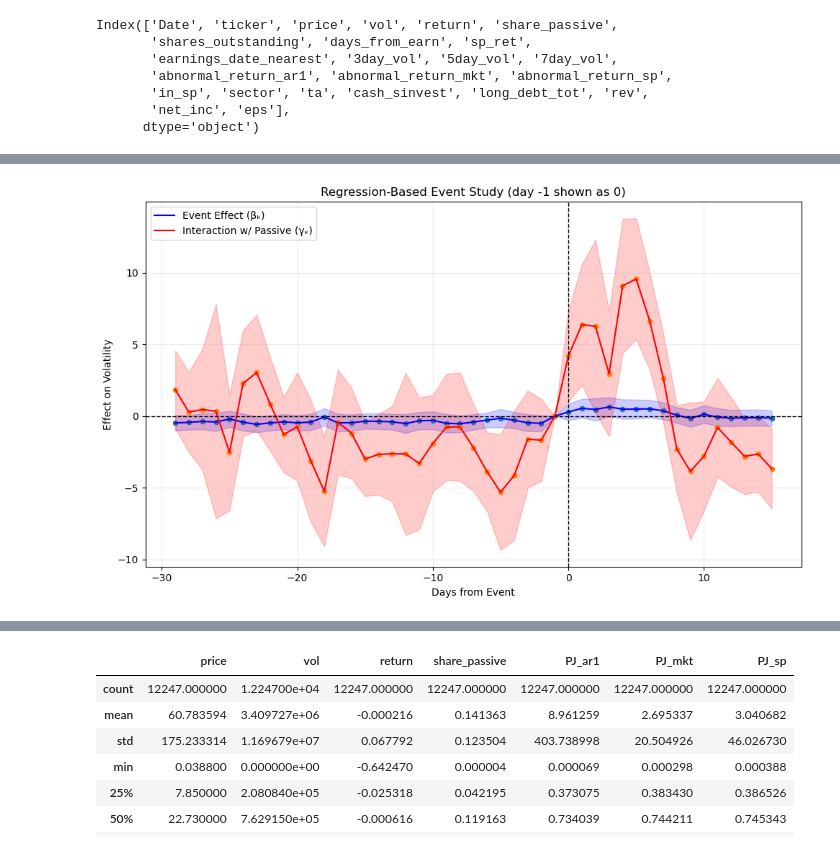
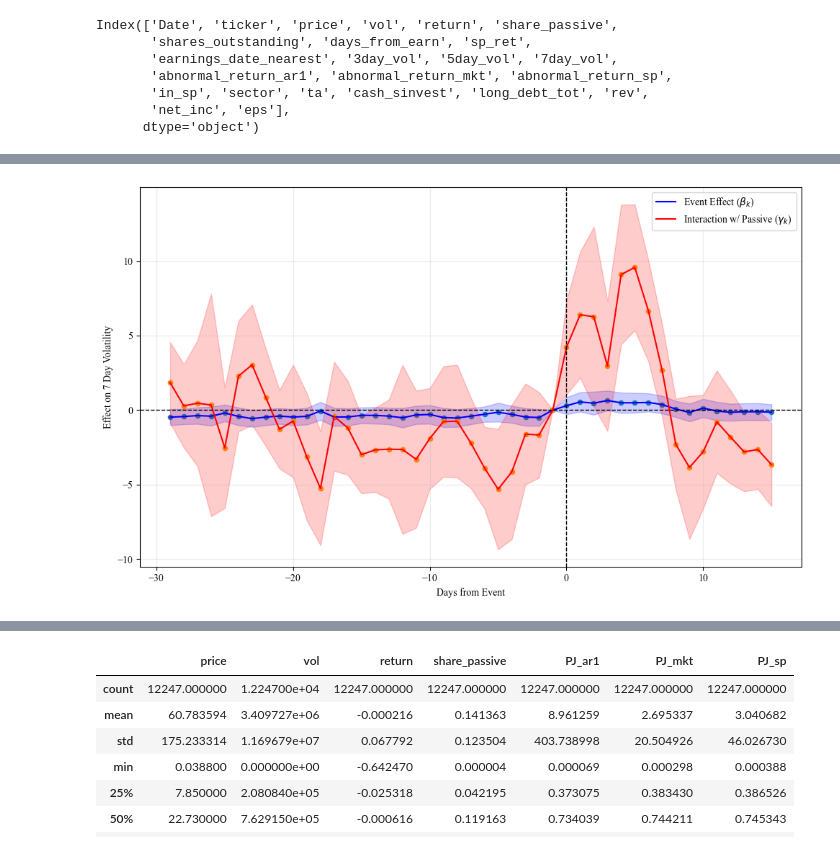
Before and after one commit to uddhavkalra/Stocks-Responsiveness, a Jupyter notebook: analysis.ipynb, the cells around one changed output, grey strips where cells are left out. Saved outputs shown, nothing was run; the diff lists cells and outputs as text; code cells hidden in the pictures.

Commit message:
Added tex docs and made formatting changes to graphs

```diff
--- a/analysis.ipynb
+++ b/analysis.ipynb
@@ -374,13 +384,15 @@ gamma_upper = gammas + 1.96 * gamma_se
 # Plot: lines + shaded 95% CI + dots
 plt.figure(figsize=(10,6))
 
+plt.rcParams["font.family"] = "Times New Roman"
+
 # βk
-plt.plot(days, betas, label='Event Effect (βₖ)', linewidth=1.5, color='blue')
+plt.plot(days, betas, label=r'Event Effect ($\beta_{k}$)', linewidth=1.5, color='blue')
 plt.fill_between(days, beta_lower, beta_upper, alpha=0.2, color='blue')
 plt.scatter(days, betas, s=20)
 
 # γk
-plt.plot(days, gammas, label='Interaction w/ Passive (γₖ)', linewidth=1.5, color='red')
+plt.plot(days, gammas, label=r'Interaction w/ Passive ($\gamma_{k}$)', linewidth=1.5, color='red')
 plt.fill_between(days, gamma_lower, gamma_upper, alpha=0.2, color='red')
 plt.scatter(days, gammas, s=20)
 
@@ -389,8 +401,8 @@ plt.axvline(0, color='black', linestyle='--', linewidth=1)
 plt.axhline(0, color='black', linestyle='--', linewidth=1)
 
 plt.xlabel('Days from Event')
-plt.ylabel('Effect on Volatility')
-plt.title('Regression-Based Event Study (day -1 shown as 0)')
+plt.ylabel('Effect on 7 Day Volatility')
+
 plt.legend()
 plt.grid(alpha=0.25)
 plt.tight_layout()
@@ -512,13 +524,15 @@ gamma_upper = gammas + 1.96 * gamma_se
 # Plot: lines + shaded 95% CI + dots
 plt.figure(figsize=(10,6))
 
+plt.rcParams["font.family"] = "Times New Roman"
+
 # βk
-plt.plot(days, betas, label='Event Effect (βₖ)', linewidth=1.5, color='blue')
+plt.plot(days, betas, label=r'Event Effect ($\beta_{k}$)', linewidth=1.5, color='blue')
 plt.fill_between(days, beta_lower, beta_upper, alpha=0.2, color='blue')
 plt.scatter(days, betas, s=20)
 
 # γk
-plt.plot(days, gammas, label='Interaction w/ Passive (γₖ)', linewidth=1.5, color='red')
+plt.plot(days, gammas, label=r'Interaction w/ Passive ($\gamma_{k}$)', linewidth=1.5, color='red')
 plt.fill_between(days, gamma_lower, gamma_upper, alpha=0.2, color='red')
 plt.scatter(days, gammas, s=20)
 
@@ -527,8 +541,8 @@ plt.axvline(0, color='black', linestyle='--', linewidth=1)
 plt.axhline(0, color='black', linestyle='--', linewidth=1)
 
 plt.xlabel('Days from Event')
-plt.ylabel('Effect on Volatility')
-plt.title('Regression-Based Event Study (day -1 shown as 0)')
+plt.ylabel('Effect on 3 Day Volatility')
+
 plt.legend()
 plt.grid(alpha=0.25)
 plt.tight_layout()
@@ -623,13 +637,15 @@ gamma_upper = gammas + 1.96 * gamma_se
 # Plot: lines + shaded 95% CI + dots
 plt.figure(figsize=(10,6))
 
+plt.rcParams["font.family"] = "Times New Roman"
+
 # βk
-plt.plot(days, betas, label='Event Effect (βₖ)', linewidth=1.5, color='blue')
+plt.plot(days, betas, label=r'Event Effect ($\beta_{k}$)', linewidth=1.5, color='blue')
 plt.fill_between(days, beta_lower, beta_upper, alpha=0.2, color='blue')
 plt.scatter(days, betas, s=20)
 
 # γk
-plt.plot(days, gammas, label='Interaction w/ Passive (γₖ)', linewidth=1.5, color='red')
+plt.plot(days, gammas, label=r'Interaction w/ Passive ($\gamma_{k}$)', linewidth=1.5, color='red')
 plt.fill_between(days, gamma_lower, gamma_upper, alpha=0.2, color='red')
 plt.scatter(days, gammas, s=20)
 
@@ -638,8 +654,8 @@ plt.axvline(0, color='black', linestyle='--', linewidth=1)
 plt.axhline(0, color='black', linestyle='--', linewidth=1)
 
 plt.xlabel('Days from Event')
-plt.ylabel('Effect on Volatility')
-plt.title('Regression-Based Event Study (day -1 shown as 0)')
+plt.ylabel('Effect on 5 Day Volatility')
+
 plt.legend()
 plt.grid(alpha=0.25)
 plt.tight_layout()
@@ -726,38 +742,40 @@ gammas = np.array(gammas)
 gamma_se = np.array(gamma_se)
 
 # 95% CI bounds
 beta_lower = betas - 1.96 * beta_se
 beta_upper = betas + 1.96 * beta_se
 gamma_lower = gammas - 1.96 * gamma_se
 gamma_upper = gammas + 1.96 * gamma_se
 
 # Plot: lines + shaded 95% CI + dots
 plt.figure(figsize=(10,6))
 
+plt.rcParams["font.family"] = "Times New Roman"
+
 # βk
-plt.plot(days, betas, label='Event Effect (βₖ)', linewidth=1.5, color='blue')
+plt.plot(days, betas, label=r'Event Effect ($\beta_{k}$)', linewidth=1.5, color='blue')
 plt.fill_between(days, beta_lower, beta_upper, alpha=0.2, color='blue')
 plt.scatter(days, betas, s=20)
 
 # γk
-plt.plot(days, gammas, label='Interaction w/ Passive (γₖ)', linewidth=1.5, color='red')
+plt.plot(days, gammas, label=r'Interaction w/ Passive ($\gamma_{k}$)', linewidth=1.5, color='red')
 plt.fill_between(days, gamma_lower, gamma_upper, alpha=0.2, color='red')
 plt.scatter(days, gammas, s=20)
 
 # Reference lines
 plt.axvline(0, color='black', linestyle='--', linewidth=1)
 plt.axhline(0, color='black', linestyle='--', linewidth=1)
 
 plt.xlabel('Days from Event')
-plt.ylabel('Effect on Volatility')
-plt.title('Regression-Based Event Study (day -1 shown as 0)')
+plt.ylabel('Effect on 7 Day Volatility')
+
 plt.legend()
 plt.grid(alpha=0.25)
 plt.tight_layout()
 plt.savefig("Graphs/7vol_es_cont.png")
 plt.show()
 # %% [output]
-[figure, old version]
+[figure, new version]
 # %%
 for k in range(-29, 16):
     data_cont[f'day_{k}'] = (data_cont['days_from_earn'] == k).astype(int)
```
Also changed, not shown: parts of 38 cells of this notebook, 38 other files.
